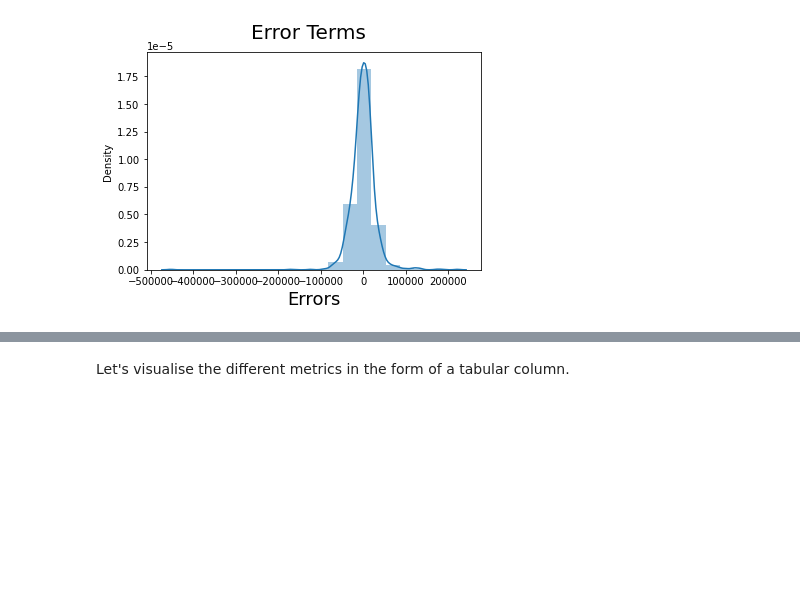
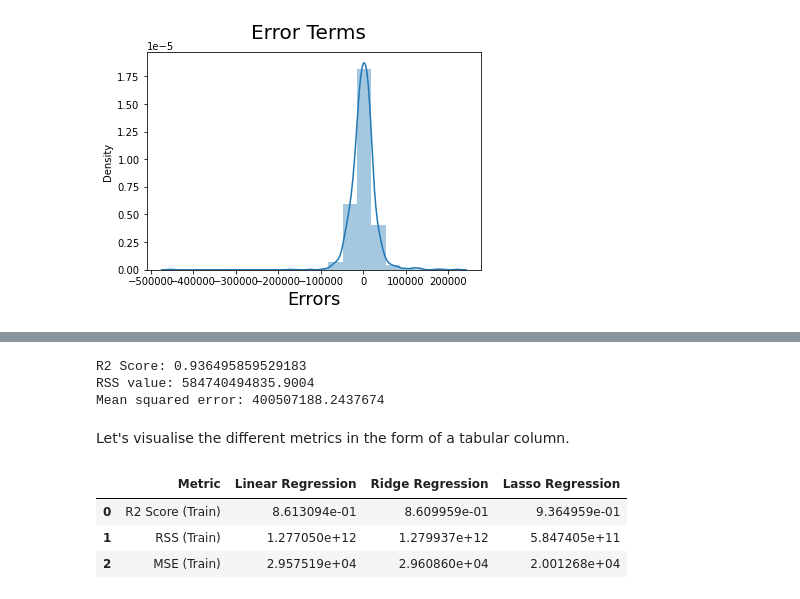
Before and after one commit to badribnarayanan/iiit-pgdml, a Jupyter notebook: AdvancedRegression/advancedregression.ipynb, the cells around one changed output, grey strips where cells are left out. Cells and saved outputs as stored; diff of their text form; code cells hidden in the pictures; blank space fills up the shorter version.

```diff
--- a/AdvancedRegression/advancedregression.ipynb
+++ b/AdvancedRegression/advancedregression.ipynb
@@ -1232,34 +1296,43 @@ Now that we have performed Linear Regression without regularization, let's move
 # %%
-# metrics_lasso = []
+metrics_lasso = []
 
-# y_pred_train = lasso.predict(X)
+y_pred_train = lasso.predict(X)
 
-# r2_train_lr = r2_score(Y, y_pred_train)
-# print("R2 Score:", r2_train_lr)
-# metrics_lasso.append(r2_train_lr)
+r2_train_lr = r2_score(Y, y_pred_train)
+print("R2 Score:", r2_train_lr)
+metrics_lasso.append(r2_train_lr)
 
-# rss1_lr = np.sum(np.square(Y - y_pred_train))
-# print("RSS value:", rss1_lr)
-# metrics_lasso.append(rss1_lr)
+rss1_lr = np.sum(np.square(Y - y_pred_train))
+print("RSS value:", rss1_lr)
+metrics_lasso.append(rss1_lr)
 
-# mse_train_lr = mean_squared_error(Y, y_pred_train)
-# print("Mean squared error:", mse_train_lr)
-# metrics_lasso.append(mse_train_lr**0.5)
+mse_train_lr = mean_squared_error(Y, y_pred_train)
+print("Mean squared error:", mse_train_lr)
+metrics_lasso.append(mse_train_lr**0.5)
+# %% [output]
+R2 Score: 0.936495859529183
+RSS value: 584740494835.9004
+Mean squared error: 400507188.2437674
 # %% [markdown]
 Let's visualise the different metrics in the form of a tabular column.
 # %%
 # # Creating a table which contain all the metrics
 
-# lr_table = {'Metric': ['R2 Score (Train)','RSS (Train)',
-#                        'MSE (Train)'],
-#         'Linear Regression': metrics_lr
-#         }
+lr_table = {'Metric': ['R2 Score (Train)','RSS (Train)',
+                       'MSE (Train)'],
+        'Linear Regression': metrics_lr
+        }
 
-# lr_metric = pd.DataFrame(lr_table ,columns = ['Metric', 'Linear Regression'] )
+lr_metric = pd.DataFrame(lr_table ,columns = ['Metric', 'Linear Regression'] )
 
-# rg_metric = pd.Series(metrics_ridge, name = 'Ridge Regression')
-# ls_metric = pd.Series(metrics_lasso, name = 'Lasso Regression')
+rg_metric = pd.Series(metrics_ridge, name = 'Ridge Regression')
+ls_metric = pd.Series(metrics_lasso, name = 'Lasso Regression')
 
-# final_metric = pd.concat([lr_metric, rg_metric, ls_metric], axis = 1)
+final_metric = pd.concat([lr_metric, rg_metric, ls_metric], axis = 1)
 
-# final_metric
+final_metric
+# %% [output]
+|  | Metric | Linear Regression | Ridge Regression | Lasso Regression |
+| 0 | R2 Score (Train) | 8.613094e-01 | 8.609959e-01 | 9.364959e-01 |
+| 1 | RSS (Train) | 1.277050e+12 | 1.279937e+12 | 5.847405e+11 |
+| 2 | MSE (Train) | 2.957519e+04 | 2.960860e+04 | 2.001268e+04 |
```
Also changed, not shown: parts of 21 cells of this notebook.
